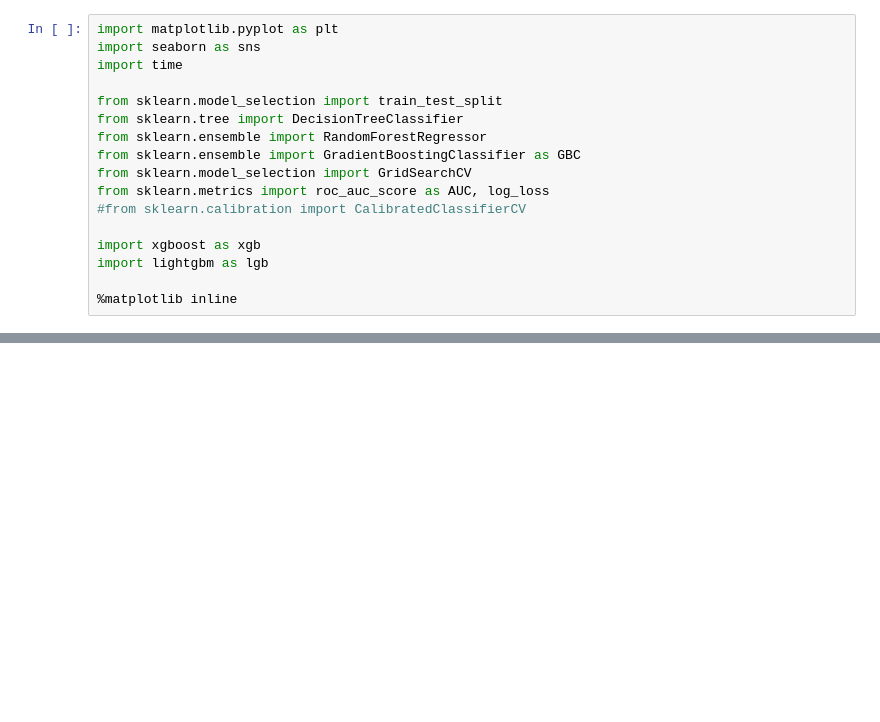
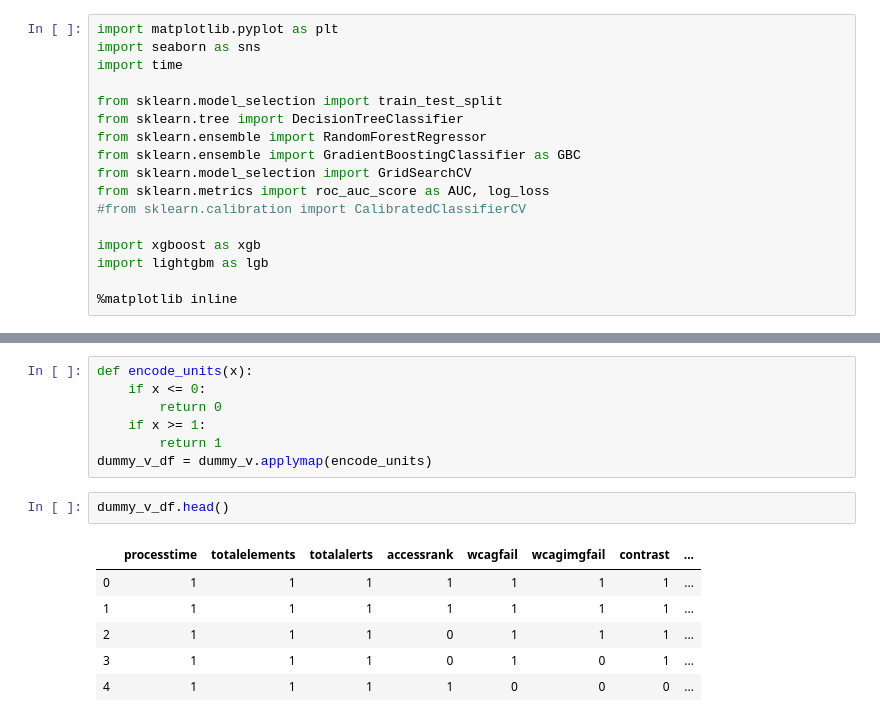
Before and after one commit to McKlayne/WebAIM-Million, a Jupyter notebook: Earl_Million.ipynb, the cells around one changed output, grey strips where cells are left out. Saved outputs shown, nothing was run; the diff lists cells and outputs as text; blank space fills up the shorter version.

```diff
--- a/Earl_Million.ipynb
+++ b/Earl_Million.ipynb
@@ -284,0 +546,16 @@ MemoryError: could not allocate 430440448 bytes
+# %%
+def encode_units(x):
+    if x <= 0:
+        return 0
+    if x >= 1:
+        return 1
+dummy_v_df = dummy_v.applymap(encode_units)
+# %%
+dummy_v_df.head()
+# %% [output]
+|  | processtime | totalelements | totalalerts | accessrank | wcagfail | wcagimgfail | contrast | ... |
+| 0 | 1 | 1 | 1 | 1 | 1 | 1 | 1 | ... |
+| 1 | 1 | 1 | 1 | 1 | 1 | 1 | 1 | ... |
+| 2 | 1 | 1 | 1 | 0 | 1 | 1 | 1 | ... |
+| 3 | 1 | 1 | 1 | 0 | 1 | 0 | 1 | ... |
+| 4 | 1 | 1 | 1 | 1 | 0 | 0 | 0 | ... |
```
Also changed, not shown: parts of 40 cells of this notebook.
